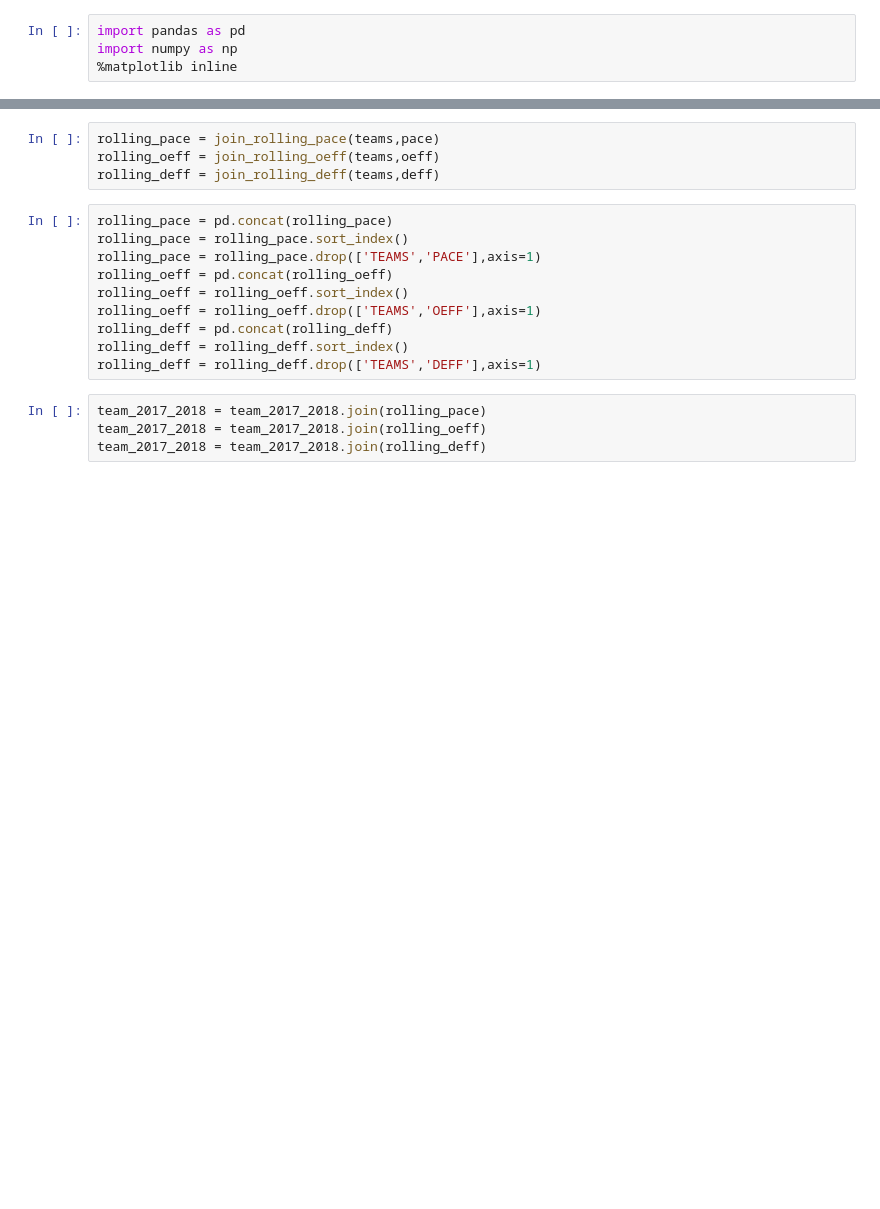
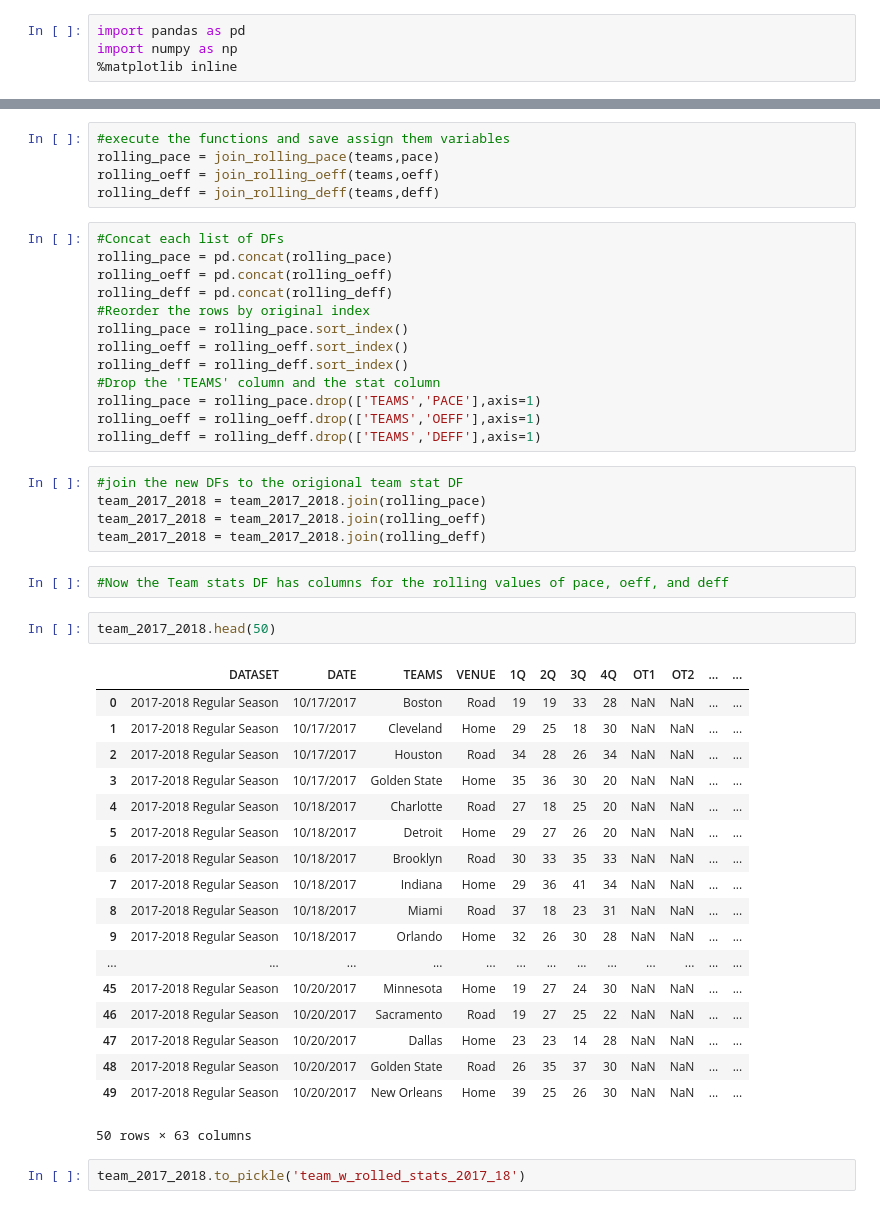
Before and after one commit to wcgopher/Draft_Kings_NBA, a Jupyter notebook: Append_rolling_team_stats.ipynb, the cells around one changed output, grey strips where cells are left out. Cells and saved outputs as stored; diff of their text form; blank space fills up the shorter version.

```diff
--- a/Append_rolling_team_stats.ipynb
+++ b/Append_rolling_team_stats.ipynb
@@ -42,20 +45,50 @@ def join_rolling_deff(teams,stat_df):
         result.append(df)
     return result
 # %%
+#execute the functions and save assign them variables
 rolling_pace = join_rolling_pace(teams,pace)
 rolling_oeff = join_rolling_oeff(teams,oeff)
 rolling_deff = join_rolling_deff(teams,deff)
 # %%
+#Concat each list of DFs
 rolling_pace = pd.concat(rolling_pace)
+rolling_oeff = pd.concat(rolling_oeff)
+rolling_deff = pd.concat(rolling_deff)
+#Reorder the rows by original index
 rolling_pace = rolling_pace.sort_index()
+rolling_oeff = rolling_oeff.sort_index()
+rolling_deff = rolling_deff.sort_index()
+#Drop the 'TEAMS' column and the stat column
 rolling_pace = rolling_pace.drop(['TEAMS','PACE'],axis=1)
-rolling_oeff = pd.concat(rolling_oeff)
-rolling_oeff = rolling_oeff.sort_index()
 rolling_oeff = rolling_oeff.drop(['TEAMS','OEFF'],axis=1)
-rolling_deff = pd.concat(rolling_deff)
-rolling_deff = rolling_deff.sort_index()
 rolling_deff = rolling_deff.drop(['TEAMS','DEFF'],axis=1)
 # %%
+#join the new DFs to the origional team stat DF
 team_2017_2018 = team_2017_2018.join(rolling_pace)
 team_2017_2018 = team_2017_2018.join(rolling_oeff)
 team_2017_2018 = team_2017_2018.join(rolling_deff)
+# %%
+#Now the Team stats DF has columns for the rolling values of pace, oeff, and deff
+# %%
+team_2017_2018.head(50)
+# %% [output]
+|  | DATASET | DATE | TEAMS | VENUE | 1Q | 2Q | 3Q | 4Q | OT1 | OT2 | ... | ... |
+| 0 | 2017-2018 Regular Season | 10/17/2017 | Boston | Road | 19 | 19 | 33 | 28 | NaN | NaN | ... | ... |
+| 1 | 2017-2018 Regular Season | 10/17/2017 | Cleveland | Home | 29 | 25 | 18 | 30 | NaN | NaN | ... | ... |
+| 2 | 2017-2018 Regular Season | 10/17/2017 | Houston | Road | 34 | 28 | 26 | 34 | NaN | NaN | ... | ... |
+| 3 | 2017-2018 Regular Season | 10/17/2017 | Golden State | Home | 35 | 36 | 30 | 20 | NaN | NaN | ... | ... |
+| 4 | 2017-2018 Regular Season | 10/18/2017 | Charlotte | Road | 27 | 18 | 25 | 20 | NaN | NaN | ... | ... |
+| 5 | 2017-2018 Regular Season | 10/18/2017 | Detroit | Home | 29 | 27 | 26 | 20 | NaN | NaN | ... | ... |
+| 6 | 2017-2018 Regular Season | 10/18/2017 | Brooklyn | Road | 30 | 33 | 35 | 33 | NaN | NaN | ... | ... |
+| 7 | 2017-2018 Regular Season | 10/18/2017 | Indiana | Home | 29 | 36 | 41 | 34 | NaN | NaN | ... | ... |
+| 8 | 2017-2018 Regular Season | 10/18/2017 | Miami | Road | 37 | 18 | 23 | 31 | NaN | NaN | ... | ... |
+| 9 | 2017-2018 Regular Season | 10/18/2017 | Orlando | Home | 32 | 26 | 30 | 28 | NaN | NaN | ... | ... |
+| ... | ... | ... | ... | ... | ... | ... | ... | ... | ... | ... | ... | ... |
+| 45 | 2017-2018 Regular Season | 10/20/2017 | Minnesota | Home | 19 | 27 | 24 | 30 | NaN | NaN | ... | ... |
+| 46 | 2017-2018 Regular Season | 10/20/2017 | Sacramento | Road | 19 | 27 | 25 | 22 | NaN | NaN | ... | ... |
+| 47 | 2017-2018 Regular Season | 10/20/2017 | Dallas | Home | 23 | 23 | 14 | 28 | NaN | NaN | ... | ... |
+| 48 | 2017-2018 Regular Season | 10/20/2017 | Golden State | Road | 26 | 35 | 37 | 30 | NaN | NaN | ... | ... |
+| 49 | 2017-2018 Regular Season | 10/20/2017 | New Orleans | Home | 39 | 25 | 26 | 30 | NaN | NaN | ... | ... |
+50 rows × 63 columns
+# %%
+team_2017_2018.to_pickle('team_w_rolled_stats_2017_18')
```
Also changed, not shown: parts of 2 cells of this notebook, 17 other files.
